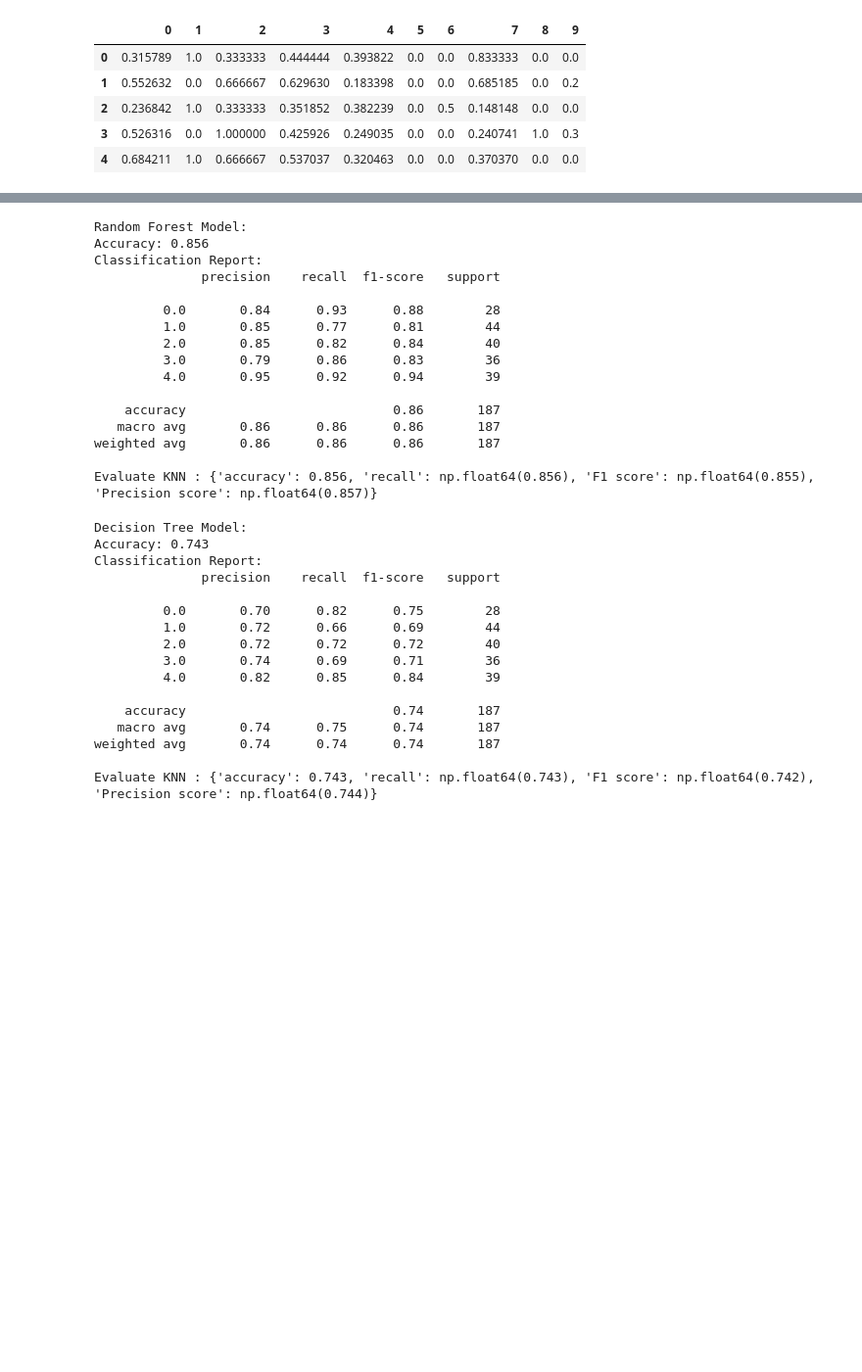
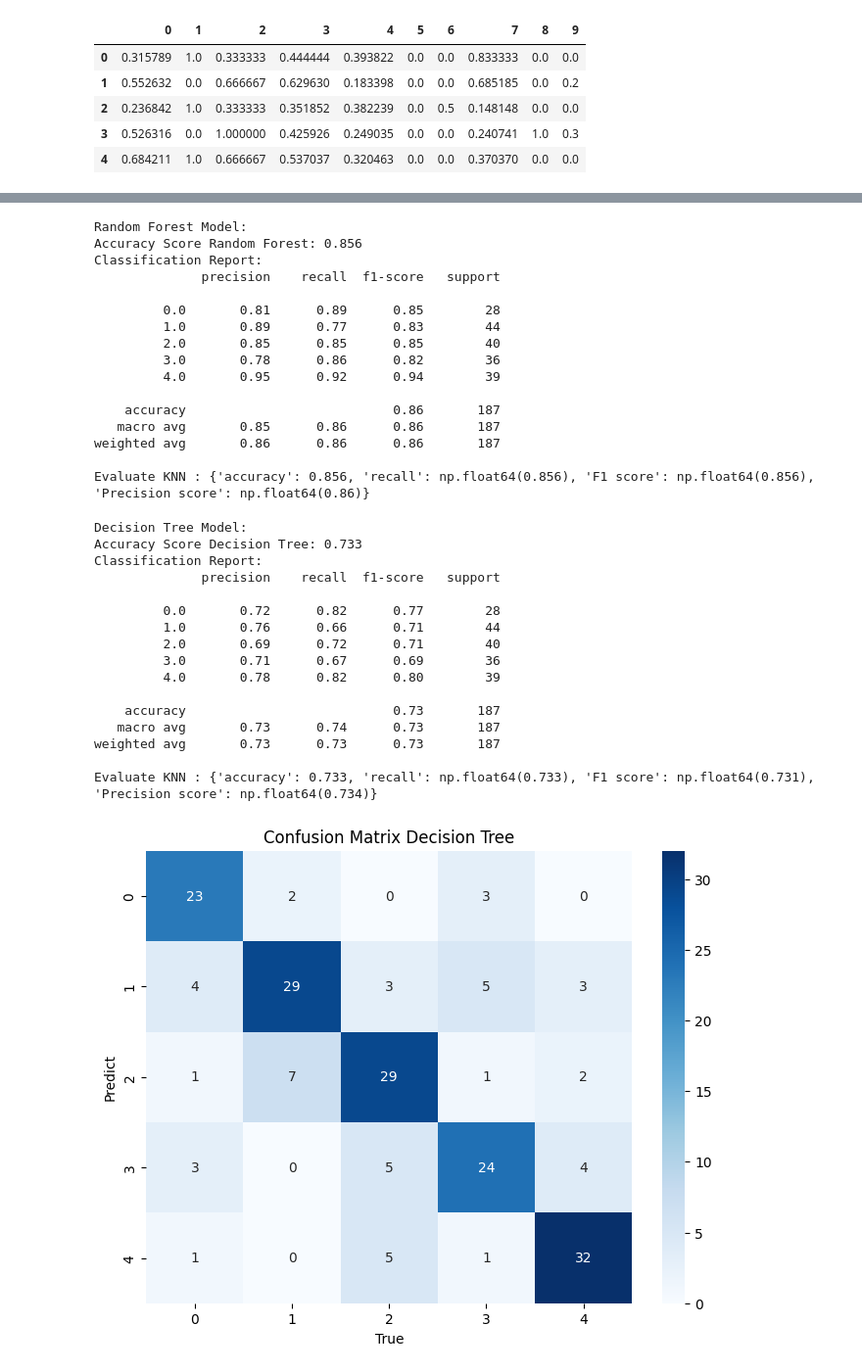
Before and after one commit to drchmsyh/BENGKOD-CAPSTONE-DS, a Jupyter notebook: bengkod_capstone.ipynb, the cells around one changed output, grey strips where cells are left out. Shown: that part at 98% size. Cells and saved outputs as stored; diff of their text form; code cells hidden in the pictures; blank space fills up the shorter version.

Commit message:
task until : evaluasi, conf matrix

```diff
--- a/bengkod_capstone.ipynb
+++ b/bengkod_capstone.ipynb
@@ -449,42 +447,66 @@ Evaluate KNN : {'accuracy': 0.797, 'recall': np.float64(0.797), 'F1 score': np.f
 # %%
 # Random Forest MODELLING
 print("Random Forest Model:")
-reportModel(rf, X_test, y_test)
+rf_pred = predictModel(rf, X_test)
+metrics_rf = evaluateModel(y_test, rf_pred)
+accuracy_rf = metrics_rf['accuracy']
+print("Accuracy Score Random Forest:", accuracy_rf)
+
+reportModel(rf_pred, y_test)
+print(f"Evaluate KNN : {metrics_rf}")
 # %% [output]
 Random Forest Model:
-Accuracy: 0.856
+Accuracy Score Random Forest: 0.856
 Classification Report:
               precision    recall  f1-score   support
 
-         0.0       0.84      0.93      0.88        28
-         1.0       0.85      0.77      0.81        44
-         2.0       0.85      0.82      0.84        40
-         3.0       0.79      0.86      0.83        36
+         0.0       0.81      0.89      0.85        28
+         1.0       0.89      0.77      0.83        44
+         2.0       0.85      0.85      0.85        40
+         3.0       0.78      0.86      0.82        36
          4.0       0.95      0.92      0.94        39
 
     accuracy                           0.86       187
-   macro avg       0.86      0.86      0.86       187
+   macro avg       0.85      0.86      0.86       187
 weighted avg       0.86      0.86      0.86       187
 
-Evaluate KNN : {'accuracy': 0.856, 'recall': np.float64(0.856), 'F1 score': np.float64(0.855), 'Precision score': np.float64(0.857)}
+Evaluate KNN : {'accuracy': 0.856, 'recall': np.float64(0.856), 'F1 score': np.float64(0.856), 'Precision score': np.float64(0.86)}
 # %%
 # Decision Tree MODELLING
 print("Decision Tree Model:")
-reportModel(dt, X_test, y_test)
+dt_pred = predictModel(dt, X_test)
+metrics_dt = evaluateModel(y_test, dt_pred)
+accuracy_dt = metrics_dt['accuracy']
+print("Accuracy Score Decision Tree:", accuracy_dt)
+
+reportModel(dt_pred, y_test)
+print(f"Evaluate KNN : {metrics_dt}")
 # %% [output]
 Decision Tree Model:
-Accuracy: 0.743
+Accuracy Score Decision Tree: 0.733
 Classification Report:
               precision    recall  f1-score   support
 
-         0.0       0.70      0.82      0.75        28
-         1.0       0.72      0.66      0.69        44
-         2.0       0.72      0.72      0.72        40
-         3.0       0.74      0.69      0.71        36
-         4.0       0.82      0.85      0.84        39
+         0.0       0.72      0.82      0.77        28
+         1.0       0.76      0.66      0.71        44
+         2.0       0.69      0.72      0.71        40
+         3.0       0.71      0.67      0.69        36
+         4.0       0.78      0.82      0.80        39
 
-    accuracy                           0.74       187
-   macro avg       0.74      0.75      0.74       187
-weighted avg       0.74      0.74      0.74       187
+    accuracy                           0.73       187
+   macro avg       0.73      0.74      0.73       187
+weighted avg       0.73      0.73      0.73       187
 
-Evaluate KNN : {'accuracy': 0.743, 'recall': np.float64(0.743), 'F1 score': np.float64(0.742), 'Precision score': np.float64(0.744)}
+Evaluate KNN : {'accuracy': 0.733, 'recall': np.float64(0.733), 'F1 score': np.float64(0.731), 'Precision score': np.float64(0.734)}
+# %%
+# nilai confusion matrix untuk model Decision Tree
+cm = confusion_matrix(y_test, dt_pred)
+
+plt.figure(figsize=(8, 6))
+sns.heatmap(cm, annot=True, fmt="d", cmap="Blues")
+plt.title('Confusion Matrix Decision Tree')
+plt.xlabel('True')
+plt.ylabel('Predict')
+plt.show()
+# %% [output]
+[figure, added]
```
Also changed, not shown: parts of 7 cells of this notebook.
